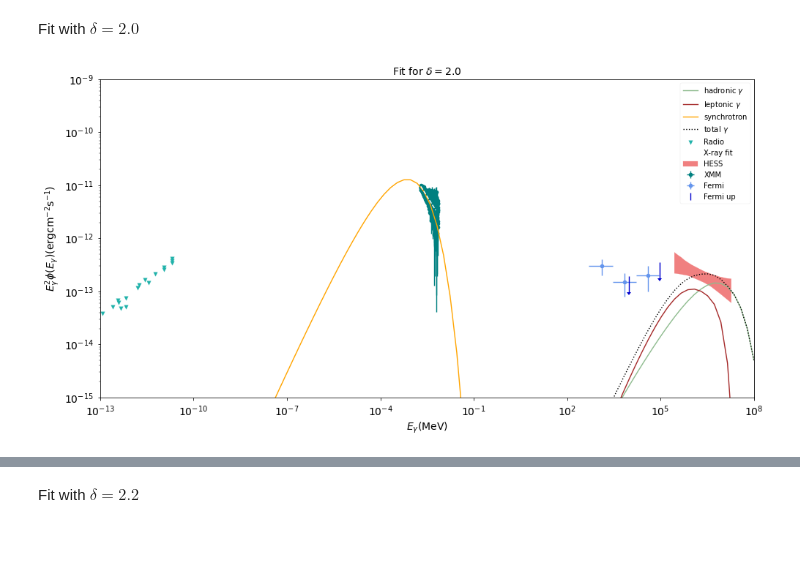
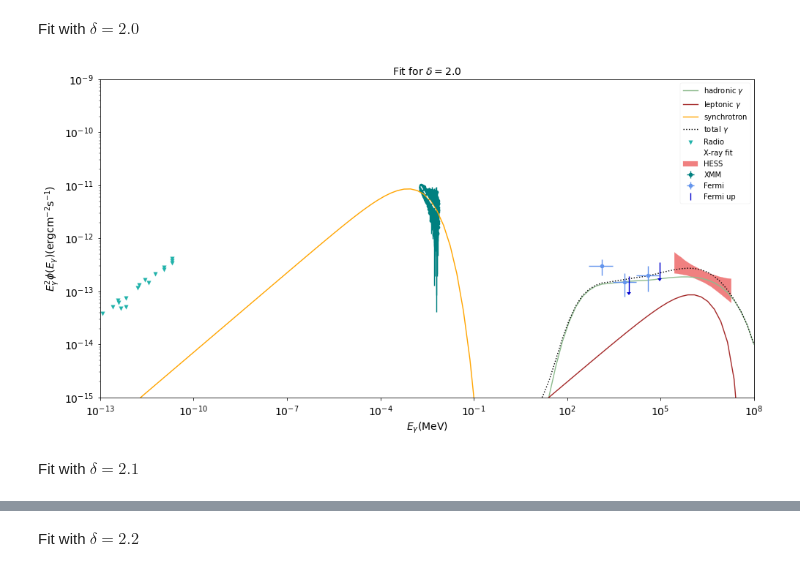
Before and after one commit to Sruthi-Ravikularaman/SN1006, a Jupyter notebook: SN1006_2.ipynb, the cells around one changed output, grey strips where cells are left out. Drawn from its saved outputs; the diff is of its cells as text; code cells hidden in the pictures; blank space fills up the shorter version.

```diff
--- a/SN1006_2.ipynb
+++ b/SN1006_2.ipynb
@@ -60,12 +60,12 @@ k_FIR = w_FIR * c / (sigma_sb * (T_FIR ** 4))
 # %%
 def Jp(p_p, del_p, A_p, p_pc):
     '''Gives no. of protons in MeV-3 cm-3'''
-    return A_p * np.power(p_p, -del_p) * np.exp(- p_p / p_pc)
+    return A_p * np.power(p_p, -(del_p+2)) * np.exp(- p_p / p_pc)
 
 
 def Je(p_e, del_e, A_e, p_ec):
     '''Gives no. of electrons in MeV-3 cm-3'''
-    return A_e * np.power(p_e, -del_e) * np.exp(- (p_e / p_ec)**2)
+    return A_e * np.power(p_e, -(del_e+2)) * np.exp(- (p_e / p_ec)**2)
 
 
 def J_CRp(T_p, del_p, A_p, p_pc):
@@ -144,8 +144,8 @@ plt.show()
 # %% [markdown]
 Fit with $\delta=2.0$
 # %%
-del_p_20, A_p_20, p_pc_20 = 2.0, 3e-20, 5e7
-del_e_20, A_e_20, p_ec_20 = 2.0, 4e-23, 1e7
+del_p_20, A_p_20, p_pc_20 = 2.0, 4e-5, 2e8
+del_e_20, A_e_20, p_ec_20 = 2.0, 1e-9, 2e7
 # %%
 Phi_p_gamma_cl_20 = emi_pre_cl * np.array([Phi_pp_gamma(E, J_CRp, del_p_20, A_p_20, p_pc_20, n_cl) for E in E_list])
 Phi_p_gamma_sh_20 = emi_pre_sh * np.array([Phi_pp_gamma(E, J_CRp, del_p_20, A_p_20, p_pc_20, n_sh) for E in E_list])
@@ -167,34 +167,36 @@ Phi_e_syn_20 = Phi_e_syn_cl_20 + Phi_e_syn_sh_20
 # %%
 Phi_total_gamma_20 = Phi_p_gamma_20 + Phi_e_gamma_20
 # %%
-plt.style.use('seaborn-paper')
+plt.style.use('seaborn-colorblind')
 plt.rc('xtick', labelsize=14)
 plt.rc('ytick', labelsize=14)
 plt.rc('axes', labelsize=14)
 plt.rc('legend', fontsize=10)
 plt.rcParams['figure.figsize'] = [16, 8]
 
 plt.plot(E_list, Phi_p_gamma_20, color='darkseagreen', label=r'hadronic $\gamma$')
 plt.plot(E_list, Phi_e_gamma_20, color='brown', label=r'leptonic $\gamma$')
 plt.plot(E_list, Phi_e_syn_20, color='orange', label='synchrotron')
 plt.plot(E_list, Phi_total_gamma_20, color='black', label=r'total $\gamma$', linestyle='dotted')
 
 plt.scatter(Er, Phi_radio, color='lightseagreen', marker='v', label='Radio')
 plt.errorbar(Exm_nb, Phi_xmm_nb, yerr=Phi_xmm_nb_err, xerr=Exm_nb_err, color='teal', ecolor='teal', marker='o', linestyle='None', label='XMM', zorder=1)
 plt.plot(E_fit, Phi_xray_fit, color='white', label='X-ray fit', linestyle="dashed", zorder=2)
 plt.errorbar(Ef, Phi_fermi, yerr=[Phi_fermi-Phi_fm,Phi_fp-Phi_fermi], xerr=[Ef-Efm,Efp-Ef], color='cornflowerblue', ecolor='cornflowerblue', marker='o', linestyle='None', label='Fermi')
 plt.errorbar(Efu, Phi_fermi_up, yerr=0.5 * Phi_fermi_up, linestyle='none', marker='_', color="mediumblue", uplims=True, label='Fermi up')
 plt.fill_between(Eh, Phi_hm, Phi_hp, color='lightcoral', label='HESS', zorder=1)
 
 plt.legend()
 plt.xscale('log')
 plt.yscale('log')
 plt.xlabel(r'$E_{\gamma}\mathrm{(MeV)}$')
 plt.ylabel(r'$E^2_\gamma\phi(E_\gamma)\mathrm{(erg cm^{-2} s^{-1})}$')
 plt.title(r'Fit for $\delta=2.0$', fontdict={'fontsize':14})
 plt.xlim(1.0e-13,1.0e8)
 plt.ylim(1.0e-15,1.0e-9)
 #plt.savefig('Fe20.png',format='png', dpi=600, bbox_inches = 'tight')
 plt.show()
 # %% [output]
-[figure, old version]
+[figure, new version]
+# %% [markdown]
+Fit with $\delta=2.1$
```
Also changed, not shown: parts of 29 cells of this notebook.
